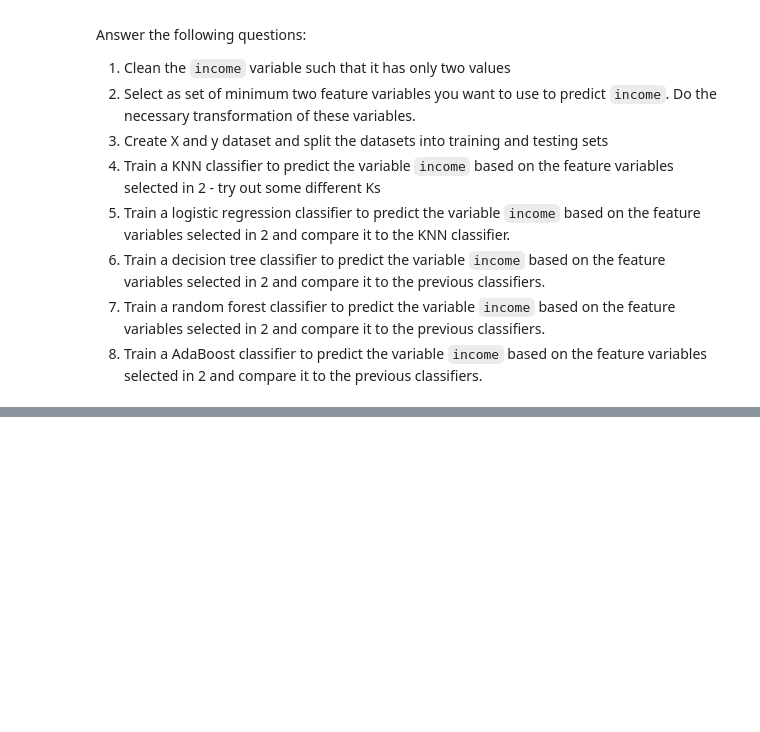
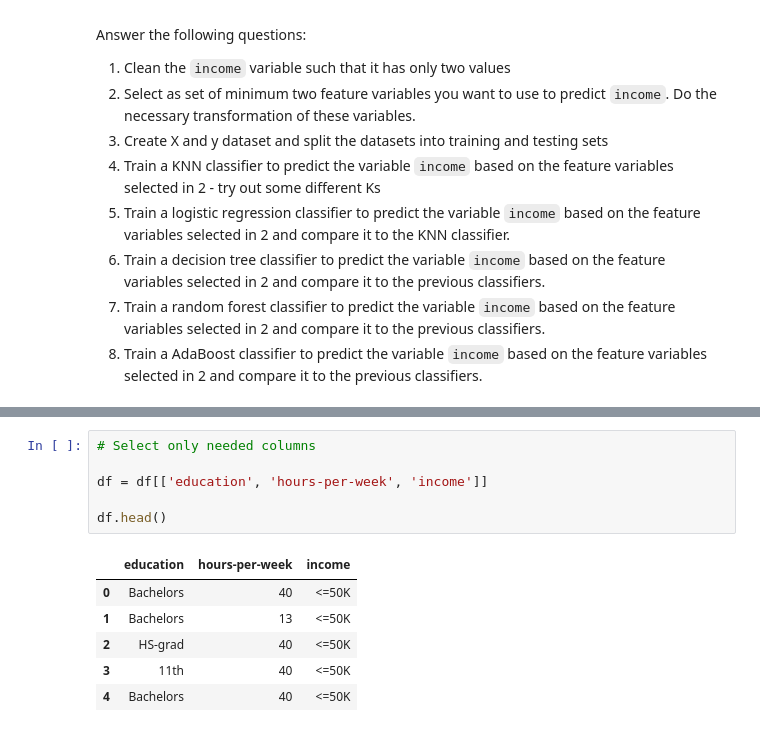
Before and after one commit to Sebastianrix/Data-Things, a Jupyter notebook: 6) Classification/Exercises in Classification II.ipynb, the cells around one changed output, grey strips where cells are left out. Drawn from its saved outputs; the diff is of its cells as text; blank space fills up the shorter version.

```diff
--- a/6) Classification/Exercises in Classification II.ipynb
+++ b/6) Classification/Exercises in Classification II.ipynb
@@ -30,0 +54,13 @@ Answer the following questions:
+# %%
+# Select only needed columns
+
+df = df[['education', 'hours-per-week', 'income']]
+
+df.head()
+# %% [output]
+|  | education | hours-per-week | income |
+| 0 | Bachelors | 40 | <=50K |
+| 1 | Bachelors | 13 | <=50K |
+| 2 | HS-grad | 40 | <=50K |
+| 3 | 11th | 40 | <=50K |
+| 4 | Bachelors | 40 | <=50K |
```
Also changed, not shown: parts of 23 cells of this notebook, 1 other file.
